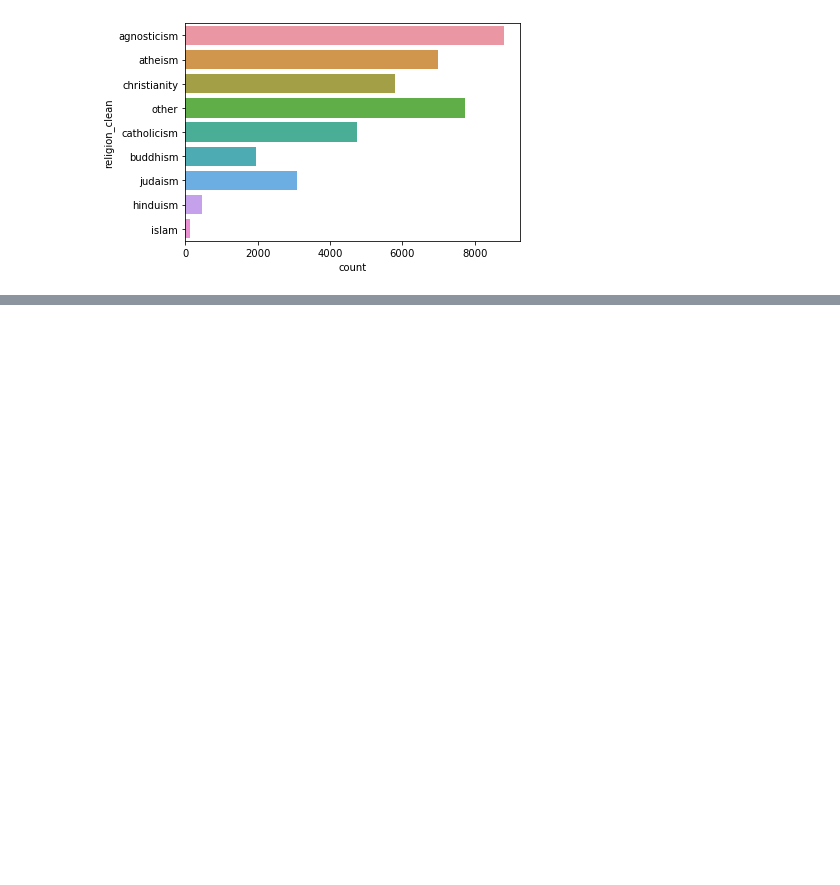
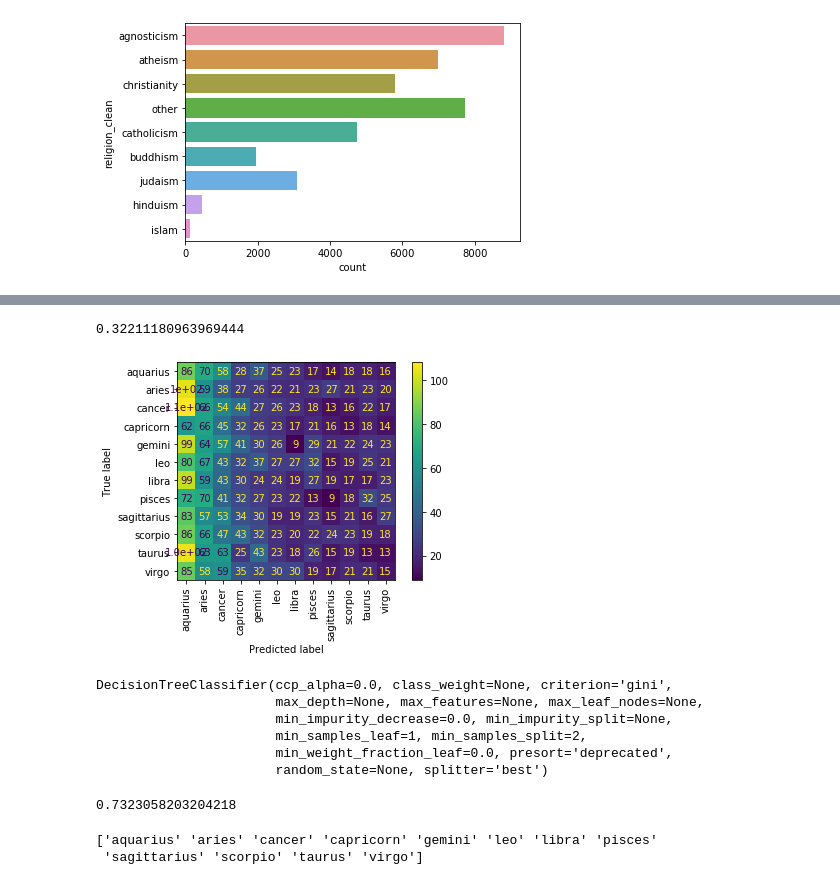
Before and after one commit to teeo23/OKproject, a Jupyter notebook: date-a-scientist.ipynb, the cells around one changed output, grey strips where cells are left out. Saved outputs shown, nothing was run; the diff lists cells and outputs as text; code cells hidden in the pictures; blank space fills up the shorter version.

```diff
--- a/date-a-scientist.ipynb
+++ b/date-a-scientist.ipynb
@@ -176,0 +325,3 @@ plt.savefig('Religion Count Cleaned')
+# %%
+for column in cols[:-1]:
+    profile_df = pd.get_dummies(profile_df, columns=[column], prefix = [column])
@@ -176,0 +338,51 @@ plt.savefig('Religion Count Cleaned')
+# %%
+col_length = len(profile_df.columns)
+X = profile_df.iloc[:, 1:col_length]
+y = profile_df.iloc[:, 0:1]
+
+from sklearn.model_selection import train_test_split
+X_train, X_test, y_train, y_test = train_test_split(X, y, test_size=0.25, random_state = 0)
+
+y_train = y_train.to_numpy().ravel()
+y_test = y_test.to_numpy().ravel()
+# %%
+from sklearn.neighbors import KNeighborsClassifier
+knn_model = KNeighborsClassifier(n_neighbors = 5)
+knn_model.fit(X_train, y_train)
+knn_predictions = knn_model.predict(X_train)
+# %%
+print(knn_model.score(X_train,y_train))
+# %% [output]
+0.32211180963969444
+# %%
+from sklearn.metrics import plot_confusion_matrix
+plot_confusion_matrix(knn_model, X_test, y_test, xticks_rotation='vertical')
+plt.savefig('Confusion matrix KNN 2')
+plt.show()
+# %% [output]
+[figure, added]
+# %%
+from sklearn.tree import DecisionTreeClassifier
+classifier = DecisionTreeClassifier()
+classifier.fit(X_train, y_train)
+# %% [output]
+DecisionTreeClassifier(ccp_alpha=0.0, class_weight=None, criterion='gini',
+                       max_depth=None, max_features=None, max_leaf_nodes=None,
+                       min_impurity_decrease=0.0, min_impurity_split=None,
+                       min_samples_leaf=1, min_samples_split=2,
+                       min_weight_fraction_leaf=0.0, presort='deprecated',
+                       random_state=None, splitter='best')
+# %%
+print(classifier.score(X_train, y_train))
+prediction = classifier.predict(X_test)
+# %% [output]
+0.7323058203204218
+# %%
+from sklearn.metrics import confusion_matrix
+
+label = classifier.classes_
+print(label)
+matrix = confusion_matrix(y_test, prediction)
+# %% [output]
+['aquarius' 'aries' 'cancer' 'capricorn' 'gemini' 'leo' 'libra' 'pisces'
+ 'sagittarius' 'scorpio' 'taurus' 'virgo']
```
Also changed, not shown: parts of 20 cells of this notebook.
